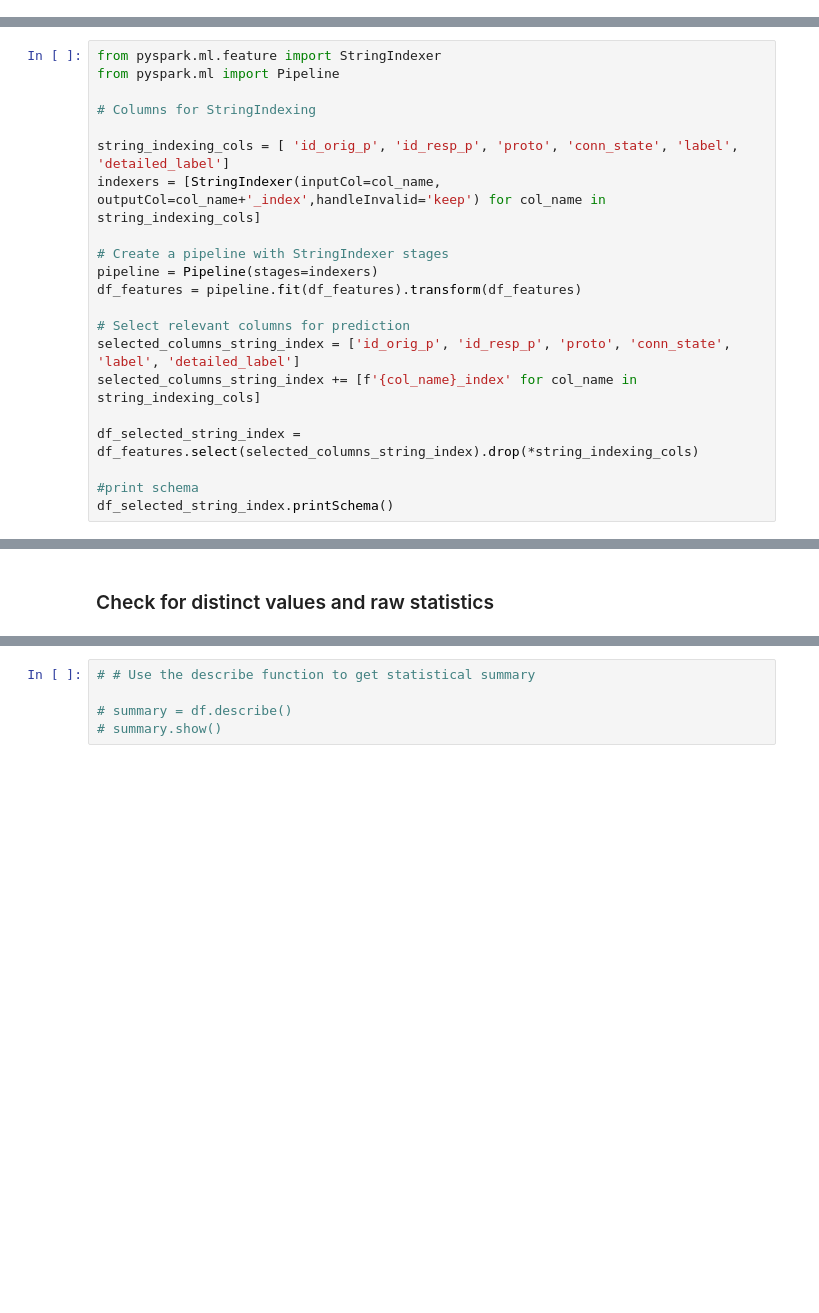
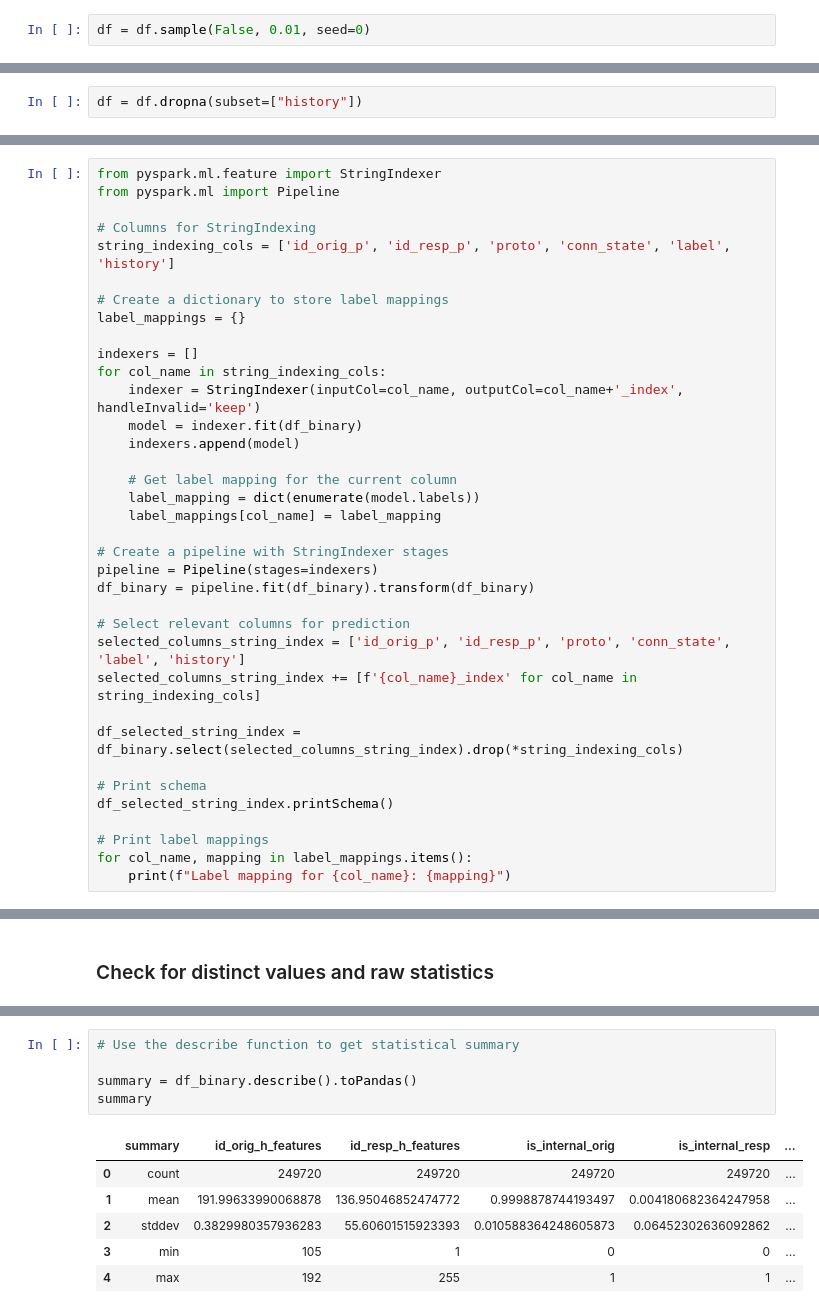
Before and after one commit to VincenzoRocchi/DDAM_Project_23-24, a Jupyter notebook: code/initial_tests.ipynb, the cells around one changed output, grey strips where cells are left out. Saved outputs shown, nothing was run; the diff lists cells and outputs as text; blank space fills up the shorter version.

```diff
--- a/code/initial_tests.ipynb
+++ b/code/initial_tests.ipynb
@@ -118,3 +120,5 @@ root
  |-- tunnel_parents: string (nullable = true)
  |-- label: string (nullable = true)
  |-- detailed-label: string (nullable = true)
+# %%
+df = df.sample(False, 0.01, seed=0)
@@ -153,0 +165,2 @@ df = replace_dash_with_nan(df, columns_with_dash)
+# %%
+df = df.dropna(subset=["history"])
@@ -195,22 +230,37 @@ from pyspark.ml.feature import StringIndexer
 from pyspark.ml import Pipeline
 
 # Columns for StringIndexing
+string_indexing_cols = ['id_orig_p', 'id_resp_p', 'proto', 'conn_state', 'label', 'history']
 
-string_indexing_cols = [ 'id_orig_p', 'id_resp_p', 'proto', 'conn_state', 'label', 'detailed_label']
-indexers = [StringIndexer(inputCol=col_name, outputCol=col_name+'_index',handleInvalid='keep') for col_name in string_indexing_cols]
+# Create a dictionary to store label mappings
+label_mappings = {}
+
+indexers = []
+for col_name in string_indexing_cols:
+    indexer = StringIndexer(inputCol=col_name, outputCol=col_name+'_index', handleInvalid='keep')
+    model = indexer.fit(df_binary)
+    indexers.append(model)
+
+    # Get label mapping for the current column
+    label_mapping = dict(enumerate(model.labels))
+    label_mappings[col_name] = label_mapping
 
 # Create a pipeline with StringIndexer stages
 pipeline = Pipeline(stages=indexers)
-df_features = pipeline.fit(df_features).transform(df_features)
+df_binary = pipeline.fit(df_binary).transform(df_binary)
 
 # Select relevant columns for prediction
-selected_columns_string_index = ['id_orig_p', 'id_resp_p', 'proto', 'conn_state', 'label', 'detailed_label']
+selected_columns_string_index = ['id_orig_p', 'id_resp_p', 'proto', 'conn_state', 'label', 'history']
 selected_columns_string_index += [f'{col_name}_index' for col_name in string_indexing_cols]
 
-df_selected_string_index = df_features.select(selected_columns_string_index).drop(*string_indexing_cols)
+df_selected_string_index = df_binary.select(selected_columns_string_index).drop(*string_indexing_cols)
 
-#print schema
+# Print schema
 df_selected_string_index.printSchema()
+
+# Print label mappings
+for col_name, mapping in label_mappings.items():
+    print(f"Label mapping for {col_name}: {mapping}")
 # %% [output]
 root
  |-- id_orig_p_index: double (nullable = false)
@@ -405,5 +481,12 @@ ConnectionRefusedError: [WinError 10061] No connection could be made because the
 # %%
-# # Use the describe function to get statistical summary
+# Use the describe function to get statistical summary
 
-# summary = df.describe()
-# summary.show()
+summary = df_binary.describe().toPandas()
+summary
+# %% [output]
+|  | summary | id_orig_h_features | id_resp_h_features | is_internal_orig | is_internal_resp | ... |
+| 0 | count | 249720 | 249720 | 249720 | 249720 | ... |
+| 1 | mean | 191.99633990068878 | 136.95046852474772 | 0.9998878744193497 | 0.004180682364247958 | ... |
+| 2 | stddev | 0.3829980357936283 | 55.60601515923393 | 0.010588364248605873 | 0.06452302636092862 | ... |
+| 3 | min | 105 | 1 | 0 | 0 | ... |
+| 4 | max | 192 | 255 | 1 | 1 | ... |
```
Also changed, not shown: parts of 35 cells of this notebook.
